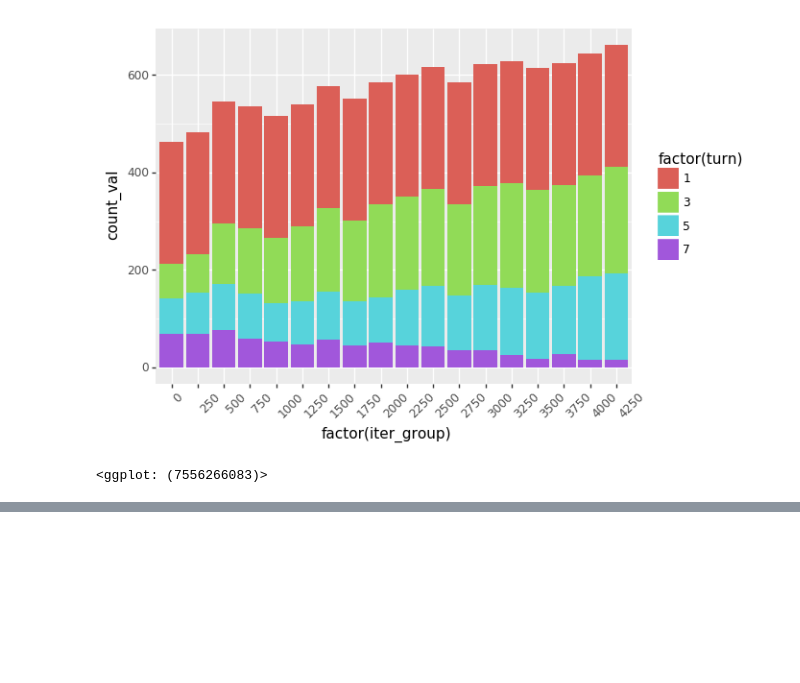
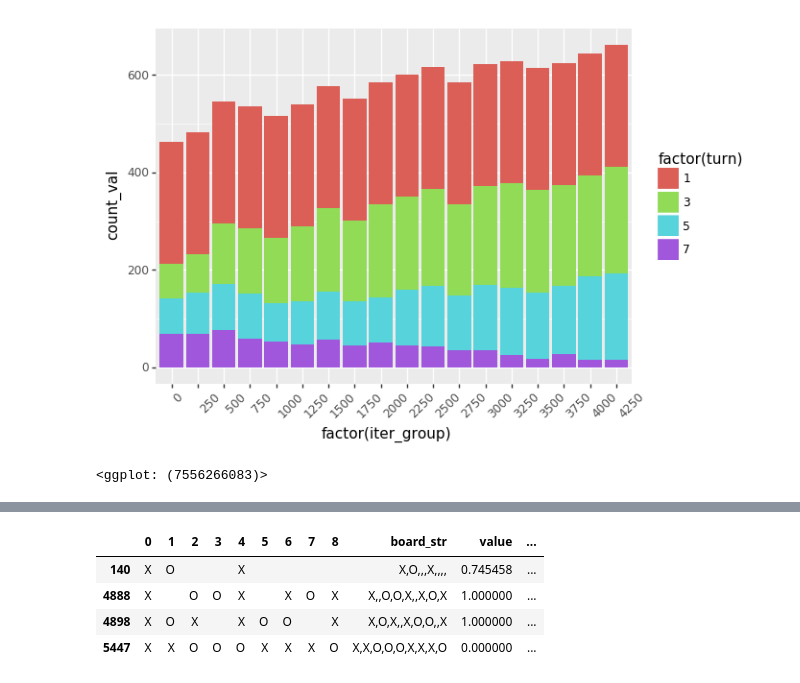
Before and after one commit to jmaddalena/reinforcement_learning, a Jupyter notebook: tic_tac_toe.ipynb, the cells around one changed output, grey strips where cells are left out. Cells and saved outputs as stored; diff of their text form; code cells hidden in the pictures; blank space fills up the shorter version.

```diff
--- a/tic_tac_toe.ipynb
+++ b/tic_tac_toe.ipynb
@@ -409,0 +679,8 @@ p9.ggplot(new_values, p9.aes(x = 'value')) + p9.geom_histogram()
+# %%
+value_df.loc[value_df['n_action'] == 13]
+# %% [output]
+|  | 0 | 1 | 2 | 3 | 4 | 5 | 6 | 7 | 8 | board_str | value | ... |
+| 140 | X | O |  |  | X |  |  |  |  | X,O,,,X,,,, | 0.745458 | ... |
+| 4888 | X |  | O | O | X |  | X | O | X | X,,O,O,X,,X,O,X | 1.000000 | ... |
+| 4898 | X | O | X |  | X | O | O |  | X | X,O,X,,X,O,O,,X | 1.000000 | ... |
+| 5447 | X | X | O | O | O | X | X | X | O | X,X,O,O,O,X,X,X,O | 0.000000 | ... |
```
Also changed, not shown: parts of 14 cells of this notebook, 30 other files.
